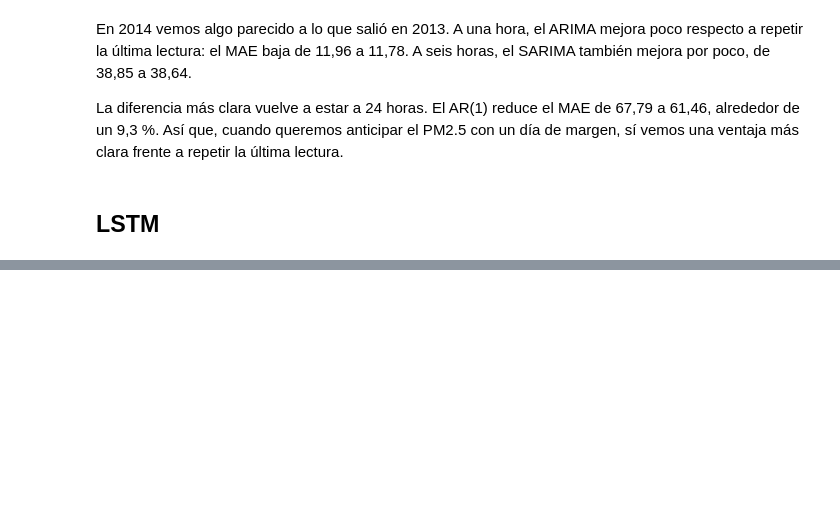
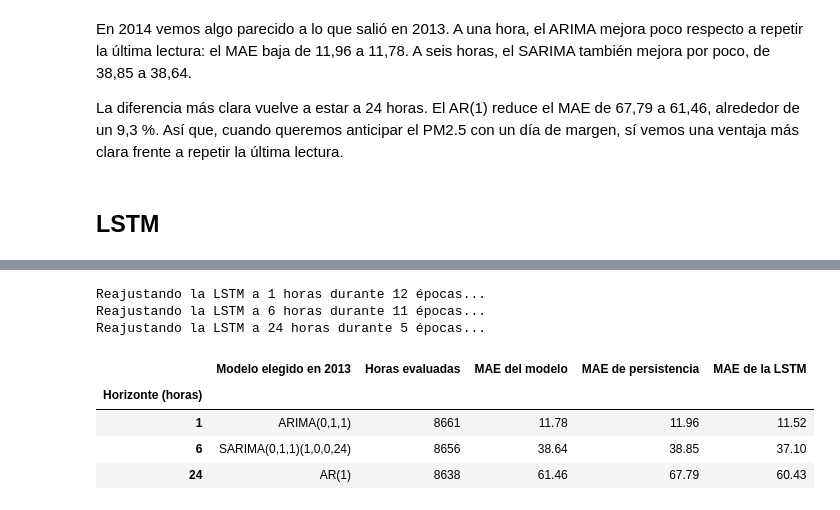
Before and after one commit to anton-p0g/Proyecto-Descubrimiento, a Jupyter notebook: analisisMain.ipynb, the cells around one changed output, grey strips where cells are left out. Cells and saved outputs as stored; diff of their text form; code cells hidden in the pictures; blank space fills up the shorter version.

Commit message:
LSTM

```diff
--- a/analisisMain.ipynb
+++ b/analisisMain.ipynb
@@ -660,0 +826,55 @@ La diferencia más clara vuelve a estar a 24 horas. El AR(1) reduce el MAE de 67
+# %%
+lstm_test_predictions = {}
+lstm_test_results = []
+
+for horizon, split in lstm_splits.items():
+    torch.manual_seed(42)
+    epochs = lstm_best_epochs[horizon]
+    print(f"Reajustando la LSTM a {horizon} horas durante {epochs} épocas...")
+
+    final_train_mask = (
+        (split["target_times"] < test_start)
+        & np.isfinite(split["scaled_targets"])
+    )
+
+    train_inputs = window_tensor[final_train_mask]
+    train_targets = torch.from_numpy(split["scaled_targets"][final_train_mask])
+    batches = DataLoader(
+        TensorDataset(train_inputs, train_targets),
+        batch_size=256,
+        shuffle=True,
+    )
+
+    model = PM25LSTM(scaled_windows.shape[2])
+    optimizer = torch.optim.Adam(model.parameters(), lr=0.001)
+
+    for _ in range(epochs):
+        train_lstm_epoch(model, batches, optimizer)
+
+    test_mask = split["test"]
+    target_hours = split["target_times"][test_mask]
+    predictions = pd.Series(
+        predict_lstm(model, window_tensor[test_mask]),
+        index=target_hours,
+    )
+    lstm_test_predictions[horizon] = predictions
+
+    actual = test_pm25.loc[target_hours]
+    lstm_test_results.append({
+        "Horizonte (horas)": horizon,
+        "MAE de la LSTM": (predictions - actual).abs().mean(),
+    })
+
+lstm_test_mae = pd.DataFrame(lstm_test_results).set_index("Horizonte (horas)")
+
+final_comparison = test_mae.join(lstm_test_mae)
+display(final_comparison.round(2))
+# %% [output]
+Reajustando la LSTM a 1 horas durante 12 épocas...
+Reajustando la LSTM a 6 horas durante 11 épocas...
+Reajustando la LSTM a 24 horas durante 5 épocas...
+|  | Modelo elegido en 2013 | Horas evaluadas | MAE del modelo | MAE de persistencia | MAE de la LSTM |
+| Horizonte (horas) |  |  |  |  |  |
+| 1 | ARIMA(0,1,1) | 8661 | 11.78 | 11.96 | 11.52 |
+| 6 | SARIMA(0,1,1)(1,0,0,24) | 8656 | 38.64 | 38.85 | 37.10 |
+| 24 | AR(1) | 8638 | 61.46 | 67.79 | 60.43 |
```
Also changed, not shown: parts of 7 cells of this notebook.
